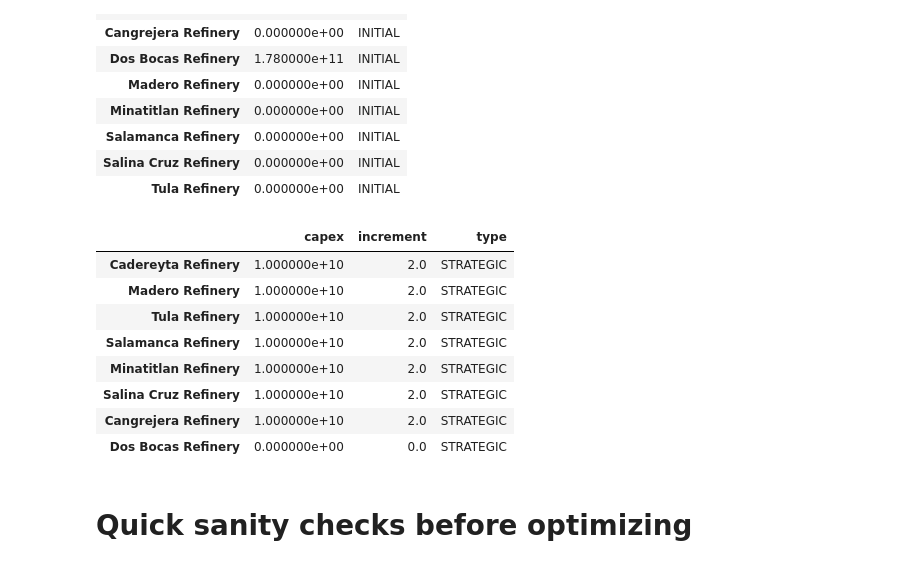
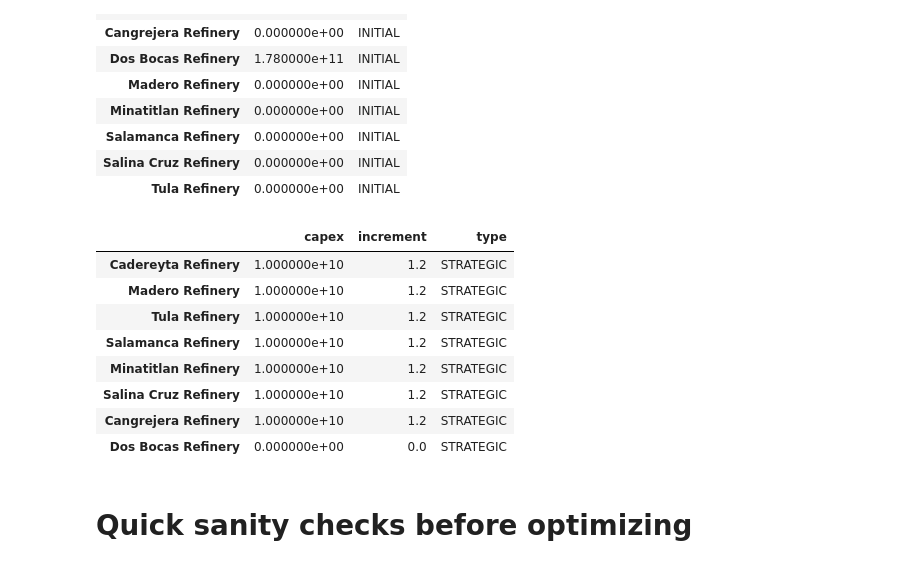
Before and after one commit to rolozanod/mexico_fuel_guided_project, a Jupyter notebook: Sessions/ColabProject.ipynb, the cells around one changed output. Saved outputs shown, nothing was run; the diff lists cells and outputs as text; code cells hidden in the pictures.

```diff
--- a/Sessions/ColabProject.ipynb
+++ b/Sessions/ColabProject.ipynb
@@ -743,39 +743,39 @@ capex_projects
 # %%
 strategic_projects = {'capex': {
     'Cadereyta Refinery': 10e9,
     'Madero Refinery': 10e9,
     'Tula Refinery': 10e9,
     'Salamanca Refinery': 10e9,
     'Minatitlan Refinery': 10e9,
     'Salina Cruz Refinery': 10e9,
     'Cangrejera Refinery': 10e9,
     'Dos Bocas Refinery': 0
     },
     'increment': {
-    'Cadereyta Refinery': 2.0,
-    'Madero Refinery': 2.0,
-    'Tula Refinery': 2.0,
-    'Salamanca Refinery': 2.0,
-    'Minatitlan Refinery': 2.,
-    'Salina Cruz Refinery': 2.0,
-    'Cangrejera Refinery': 2.0,
+    'Cadereyta Refinery': 1.2,
+    'Madero Refinery': 1.2,
+    'Tula Refinery': 1.2,
+    'Salamanca Refinery': 1.2,
+    'Minatitlan Refinery': 1.2,
+    'Salina Cruz Refinery': 1.2,
+    'Cangrejera Refinery': 1.2,
     'Dos Bocas Refinery': 0
     }
 }
 
 strategic_projects = pd.DataFrame(strategic_projects)
 
 strategic_projects['type'] = 'STRATEGIC'
 strategic_projects
 # %% [output]
 |  | capex | increment | type |
-| Cadereyta Refinery | 1.000000e+10 | 2.0 | STRATEGIC |
-| Madero Refinery | 1.000000e+10 | 2.0 | STRATEGIC |
-| Tula Refinery | 1.000000e+10 | 2.0 | STRATEGIC |
-| Salamanca Refinery | 1.000000e+10 | 2.0 | STRATEGIC |
-| Minatitlan Refinery | 1.000000e+10 | 2.0 | STRATEGIC |
-| Salina Cruz Refinery | 1.000000e+10 | 2.0 | STRATEGIC |
-| Cangrejera Refinery | 1.000000e+10 | 2.0 | STRATEGIC |
+| Cadereyta Refinery | 1.000000e+10 | 1.2 | STRATEGIC |
+| Madero Refinery | 1.000000e+10 | 1.2 | STRATEGIC |
+| Tula Refinery | 1.000000e+10 | 1.2 | STRATEGIC |
+| Salamanca Refinery | 1.000000e+10 | 1.2 | STRATEGIC |
+| Minatitlan Refinery | 1.000000e+10 | 1.2 | STRATEGIC |
+| Salina Cruz Refinery | 1.000000e+10 | 1.2 | STRATEGIC |
+| Cangrejera Refinery | 1.000000e+10 | 1.2 | STRATEGIC |
 | Dos Bocas Refinery | 0.000000e+00 | 0.0 | STRATEGIC |
 # %%
 projects = pd.concat(
```
Also changed, not shown: parts of 5 cells of this notebook, 3 other files.
